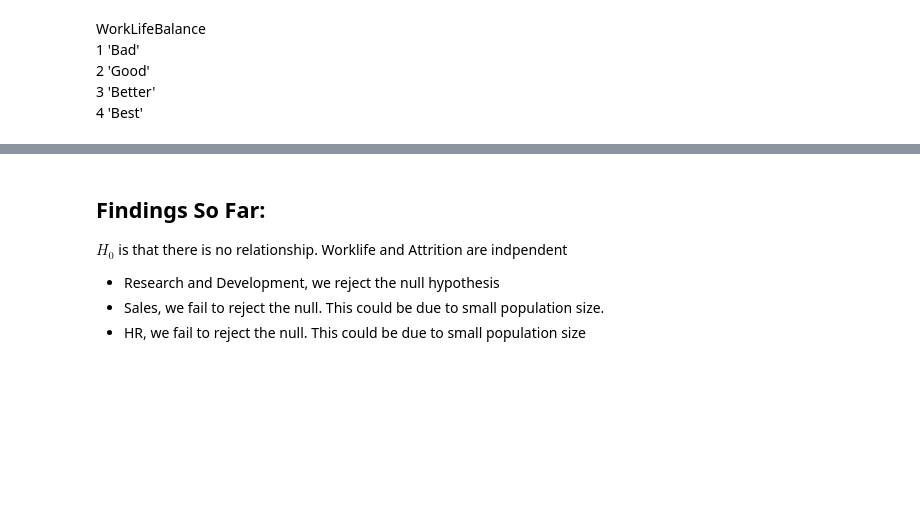
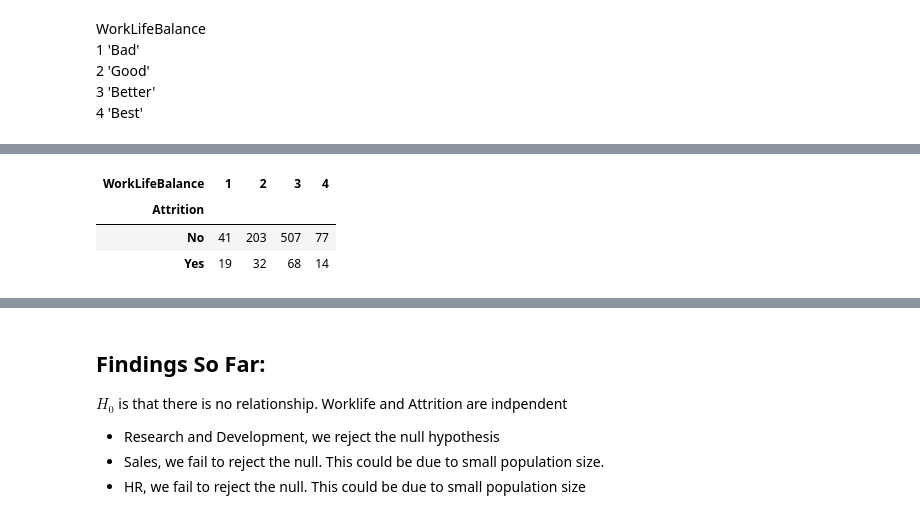
Before and after one commit to segovialori/statistics-exercises, a Jupyter notebook: chi_squared_intro.ipynb, the cells around one changed output, grey strips where cells are left out. Cells and saved outputs as stored; diff of their text form; code cells hidden in the pictures; blank space fills up the shorter version.

```diff
--- a/chi_squared_intro.ipynb
+++ b/chi_squared_intro.ipynb
@@ -174,5 +319,12 @@ p
 # %%
 # Run the chi squared test for independence on only RND
+observed = pd.crosstab(rnd.Attrition, rnd.WorkLifeBalance)
+observed
+# %% [output]
+| WorkLifeBalance | 1 | 2 | 3 | 4 |
+| Attrition |  |  |  |  |
+| No | 41 | 203 | 507 | 77 |
+| Yes | 19 | 32 | 68 | 14 |
 # %%
 chi2, p, degf, expected = stats.chi2_contingency(observed)
 
```
Also changed, not shown: parts of 38 cells of this notebook, 3 other files.
